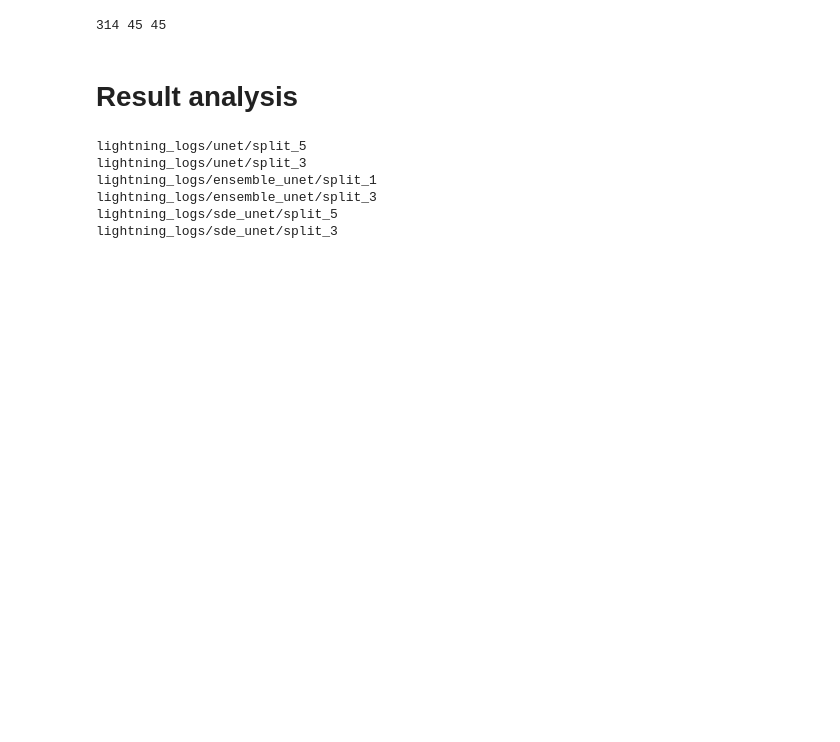
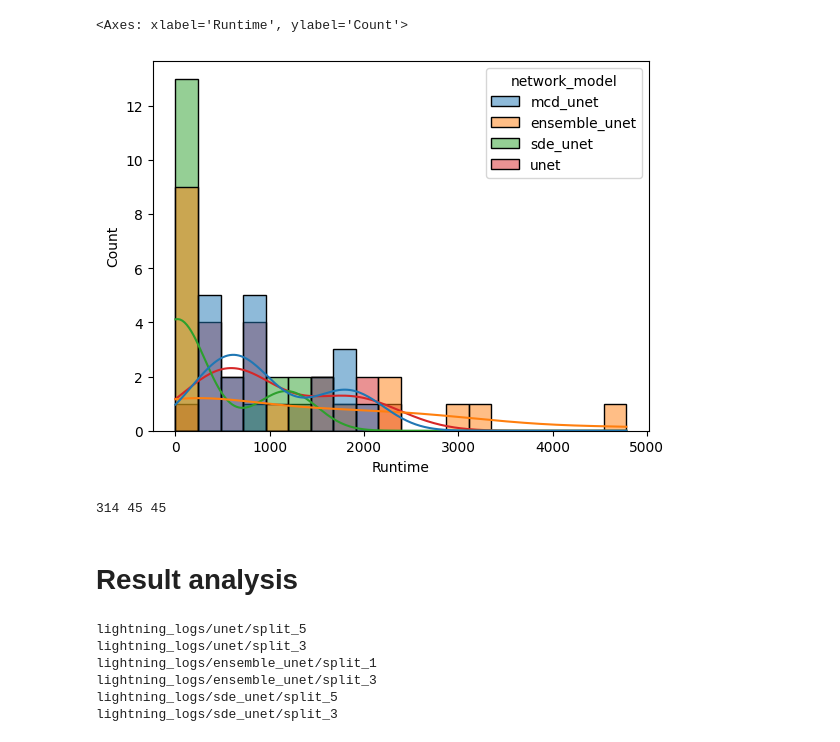
Before and after one commit to simone7monaco/rainfall-prediction, a Jupyter notebook: test.ipynb, the cells around one changed output. Cells and saved outputs as stored; diff of their text form; code cells hidden in the pictures; blank space fills up the shorter version.

```diff
--- a/test.ipynb
+++ b/test.ipynb
@@ -1,3 +1,27 @@
+# %%
+import pandas as pd
+import wandb
+
+runs = pd.read_csv("wandb_export_2024-05-16T08_43_58.520+01_00.csv")
+
+from tqdm.auto import tqdm
+api = wandb.Api(timeout=29)
+
+for i, r in tqdm(runs.iterrows(), total=len(runs)):
+    if r.State in ['failed', 'crashed']:
+        if r.Runtime
+        try:
+            run = api.run(f"smonaco/rainfall/{r.ID}")
+            run.delete()
+        except:
+            print(f"Failed to delete {r.ID}")
+# %%
+import seaborn as sns
+
+sns.histplot(data=runs, x='Runtime', hue='network_model', bins=20, kde=True)
+# %% [output]
+<Axes: xlabel='Runtime', ylabel='Count'>
+[figure, added]
 # %%
 from pathlib import Path
 import pandas as pd
```
Also changed, not shown: parts of 5 cells of this notebook, 2 other files.
